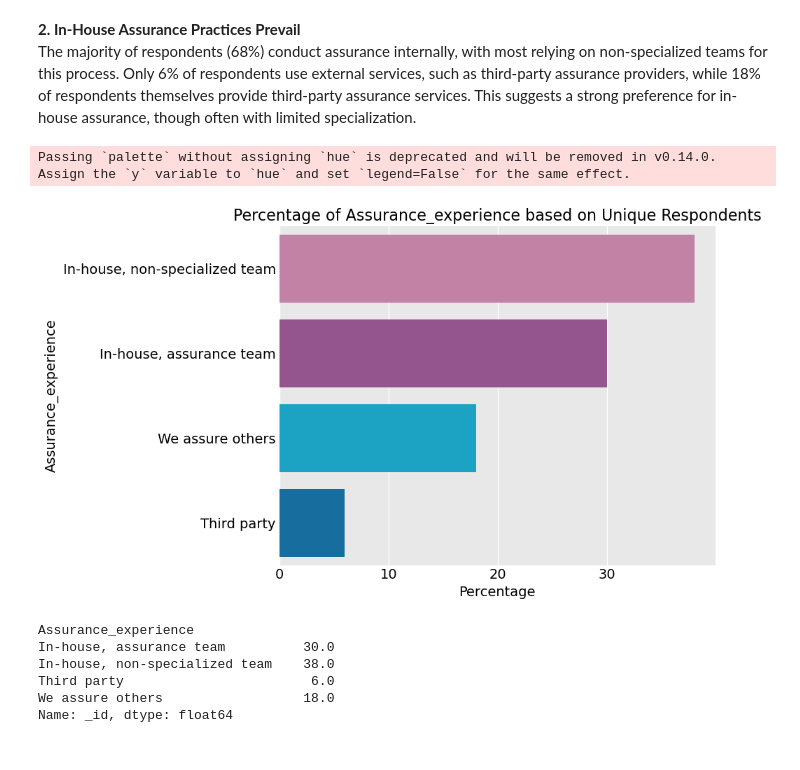
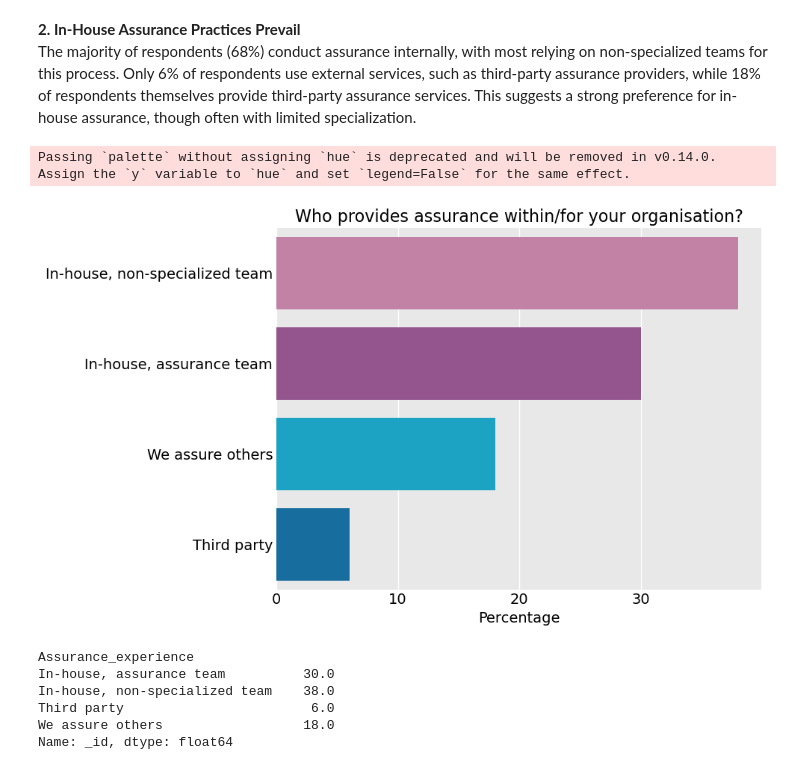
Before and after one commit to alan-turing-institute/teadt-community-survey, a Jupyter notebook: Survey Reports/tea_survey_narrative_report.ipynb, the cells around one changed output. Drawn from its saved outputs; the diff is of its cells as text; code cells hidden in the pictures.

Commit message:
update figures
remove ylabel fix negative x tick labels, fix titles, convert to pngs

```diff
--- a/Survey Reports/tea_survey_narrative_report.ipynb
+++ b/Survey Reports/tea_survey_narrative_report.ipynb
@@ -73,7 +73,7 @@ def melt_multiple_select(df, columns, new_col_name):
 
     return melted_df
 
-def plot_pie_chart(df, category_col, title="Pie Chart", highlight=None, dpull=0, label_length=100, palette=None, outfile=None):
+def plot_pie_chart(df, category_col, title="", highlight=None, dpull=0, label_length=100, palette=None, outfile=None):
     df[category_col] = df[category_col].astype(str).str[:label_length]
     # Count the occurrences for each category
     counts = df[category_col].value_counts().reset_index()
@@ -100,7 +100,7 @@ def plot_pie_chart(df, category_col, title="Pie Chart", highlight=None, dpull=0,
     fig.update_layout(title_text=title, title_x=0.5, margin=dict(t=50, b=0, l=0, r=0))
 
     if outfile:
-        fig.write_image(f"{outfile}.svg")
+        fig.write_image(outfile)
 
     return fig
 
@@ -143,7 +143,7 @@ def barplot_grouped(df, plot_val, group_by, group1, group2, category_order=None,
     # Show the plot
     fig.show()
 
-def barplot(df, plot_val, category_order=None, palette=None, outfile=None):
+def barplot(df, plot_val, title=None, category_order=None, palette=None, outfile=None):
     # Calculate the total count of unique respondents (using _id)
     total_count = df['_id'].nunique()
 
@@ -182,14 +182,15 @@ def barplot(df, plot_val, category_order=None, palette=None, outfile=None):
     ax.spines['bottom'].set_visible(False)
 
     # Update the layout
-    plt.title(f'Percentage of {plot_val} based on Unique Respondents')
+    if title:
+        plt.title(title)
     plt.xlabel('Percentage')
-    plt.ylabel(plot_val)
+    plt.ylabel('')
 
     plt.tight_layout()
 
     if outfile:
-        plt.savefig(outfile, format='svg')
+        plt.savefig(outfile, format='png')
     plt.show()
 
 def stacked_barplot(df, plot_val, group_by_dict, category_order=None, palette=None, outfile=None):
@@ -624,17 +625,17 @@ The majority of respondents (68%) conduct assurance internally, with most relyin
 # %%
 replacement_dict={
     'In-house assurance team':'In-house, assurance team',
     'In-house, non-specialized team':'In-house, non-specialized team',
     'External third-party':'Third party',
     'We provide assurance services for clients': 'We assure others'
     }
 primary_colors = ['#CC78A7','#9F4A96','#00B4DF','#0073B4']
 
 df['Assurance_experience'] = df['Assurance_experience'].replace(replacement_dict)
-barplot(df, 'Assurance_experience',palette=primary_colors,category_order=['In-house, non-specialized team','In-house, assurance team','We assure others','Third party'],outfile='report_plots/experience.svg')
+barplot(df, 'Assurance_experience', title='Who provides assurance within/for your organisation?', palette=primary_colors,category_order=['In-house, non-specialized team','In-house, assurance team','We assure others','Third party'],outfile='report_plots/experience.png')
 # %% [output]
 Passing `palette` without assigning `hue` is deprecated and will be removed in v0.14.0. Assign the `y` variable to `hue` and set `legend=False` for the same effect.
-[figure, old version]
+[figure, new version]
 # %%
 df.groupby('Assurance_experience')['_id'].count() / df['_id'].count() * 100
 # %% [output]
```
Also changed, not shown: parts of 16 cells of this notebook, 33 other files.
